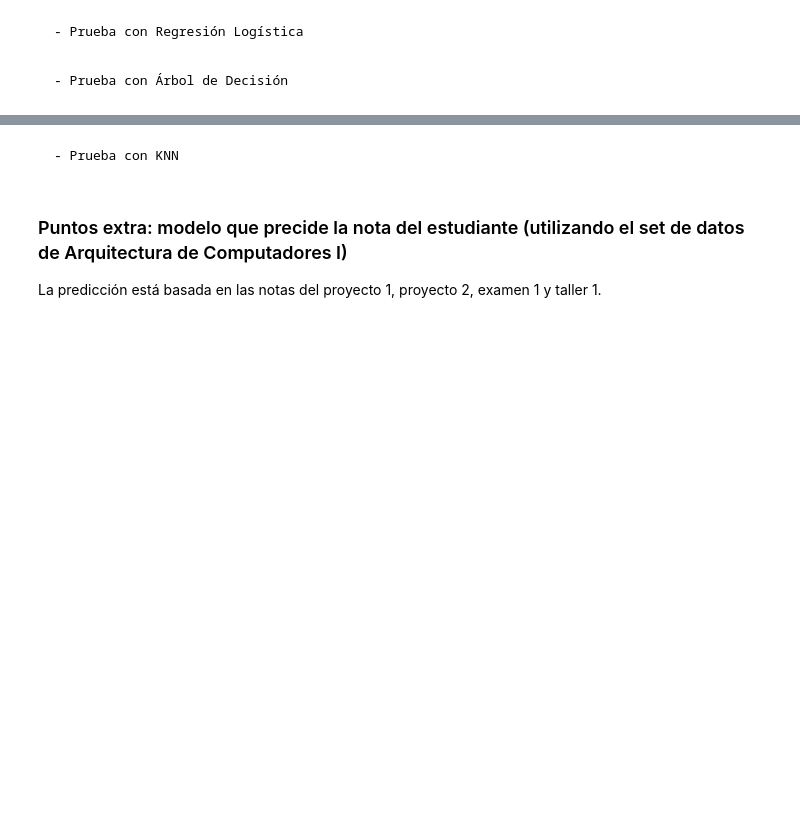
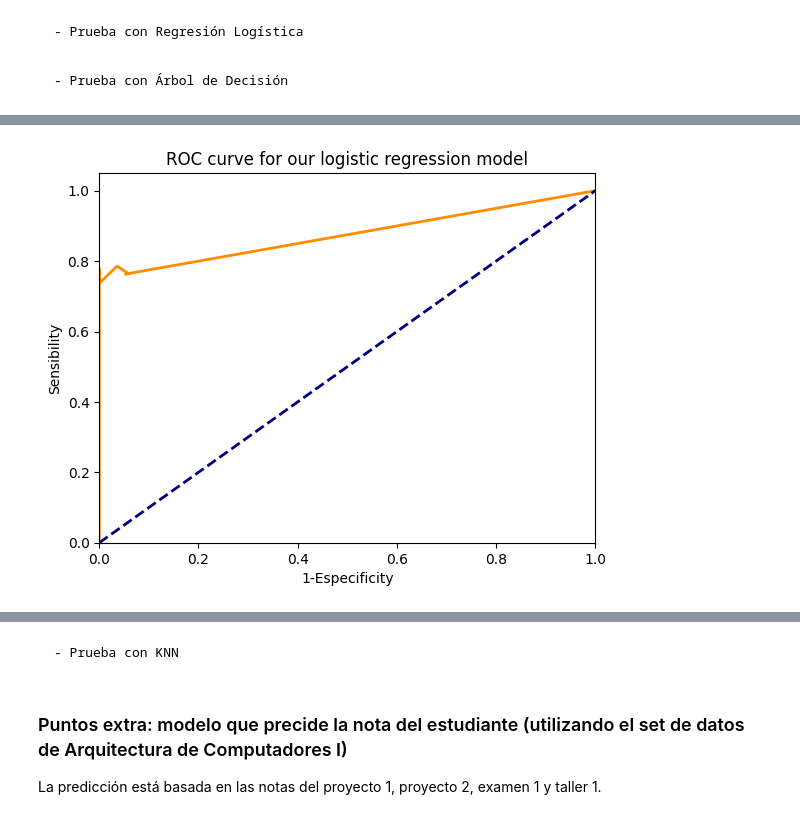
Before and after one commit to JoseDavidSS/Patrones.Project1, a Jupyter notebook: ml_models.ipynb, the cells around one changed output, grey strips where cells are left out. Drawn from its saved outputs; the diff is of its cells as text; code cells hidden in the pictures; blank space fills up the shorter version.

Commit message:
Add decision tree model and test with cancer datatest to ml_models

```diff
--- a/ml_models.ipynb
+++ b/ml_models.ipynb
@@ -818,0 +1071,96 @@ Best hyperparameters:  {'lr': 0.05, 'num_iter': 10000}
+# %%
+# initial variables
+test_percentages = [0.1, 0.25, 0.50, 0.75, 0.9, 1]
+y_tests = {'our_model': [], 'sklearn_model': []}
+y_preds = {'our_model': [], 'sklearn_model': []}
+accurancies = {'our_model': [], 'sklearn_model': []}
+precisions = {'our_model': [], 'sklearn_model': []}
+recalls = {'our_model': [], 'sklearn_model': []}
+num_rows = min(X0_test.shape[0], X1_test.shape[0])
+
+# Get the bes model hyperparameters
+model = OurDecisionTreeClassifier()
+param_grid = {'max_depth': [5, 6, 7]}
+
+grid_search = GridSearchCV(model, param_grid, cv=5)
+
+grid_search.fit(X_train.values, y_train.values)
+print("Best hyperparameters: ", grid_search.best_params_)
+
+# Instantiate model with the best hyperparameters
+model = OurDecisionTreeClassifier(max_depth=5)
+model.fit(x=X_train.values, y=y_train.values)
+
+# Instantiate sklearn logistic regression model
+model_sklearn = DecisionTreeClassifier()
+
+
+model_sklearn.fit(X_train, y_train.astype('int'))
+
+# get testing metrics by using different amount of tests
+for test_percentage in test_percentages:
+
+    # get the amount of data needed for each percentage
+    n_tests = int(num_rows * test_percentage)
+    X0_test_i = X0_test.iloc[:n_tests, :]
+    X1_test_i = X1_test.iloc[:n_tests, :]
+    y0_test_i = y0_test.iloc[:n_tests]
+    y1_test_i = y1_test.iloc[:n_tests]
+
+    X_test_i = pd.concat([X0_test_i, X1_test_i], axis= 0)
+    y_test_i = pd.concat([y0_test_i, y1_test_i], axis= 0)
+    y_tests['our_model'].append(y_test_i.values.astype(int))
+    y_tests['sklearn_model'].append(y_test_i.values.astype(int))
+
+    # predict classes for test set
+    y_pred_i = model.predict(X_test_i.values)
+    y_preds['our_model'].append(y_pred_i)
+
+    # get the metrics
+    accurancies['our_model'].append(model.accurancy(y_pred_i, y_test_i.values.astype(int)))
+    precisions['our_model'].append(model.precision(y_pred_i, y_test_i.values.astype(int)))
+    recalls['our_model'].append(model.recall(y_pred_i, y_test_i.values.astype(int)))
+
+    ## Predictions for sklearn model
+    y_pred_i = model_sklearn.predict(X_test_i)
+    y_preds['sklearn_model'].append(y_pred_i)
+
+    # get the metrics
+    accurancies['sklearn_model'].append(model.accurancy(y_pred_i, y_test_i.values.astype(int)))
+    precisions['sklearn_model'].append(model.precision(y_pred_i, y_test_i.values.astype(int)))
+    recalls['sklearn_model'].append(model.recall(y_pred_i, y_test_i.values.astype(int)))
+
+
+# draw ROC curve
+fpr_model = np.array([0., 1.])
+tpr_model = np.array([0., 1.])
+fpr_sk = np.array([0., 1.])
+tpr_sk = np.array([0., 1.])
+aucs = {'our_model': [], 'sklearn_model': []}
+for i in range(len(test_percentages)):
+    fpr_i, tpr_i, auc_i = model.auc(y_preds['sklearn_model'][i], y_tests['sklearn_model'][i])
+    fpr_sk = np.insert(fpr_sk, -1, fpr_i[1])
+    tpr_sk = np.insert(tpr_sk, -1, tpr_i[1])
+    aucs['sklearn_model'].append(auc_i)
+
+    fpr_i, tpr_i, auc_i = model.auc(y_preds['our_model'][i], y_tests['our_model'][i])
+    fpr_model = np.insert(fpr_model, -1, fpr_i[1])
+    tpr_model = np.insert(tpr_model, -1, tpr_i[1])
+    aucs['our_model'].append(auc_i)
+
+
+
+# display test metric results
+title_row = ['Amount of tests','Model', 'Accurancy', 'Precision', 'Recall', 'Auc']
+df_results = pd.DataFrame(columns=title_row)
+
+for i, test_percentage in enumerate(test_percentages):
+    row = [int(test_percentage*num_rows), 'Our model', accurancies['our_model'][i], precisions['our_model'][i], recalls['our_model'][i], aucs['our_model'][i]]
+    df_results.loc[len(df_results)] = row
+    row = [int(test_percentage*num_rows), 'Sklearn model', accurancies['sklearn_model'][i], precisions['sklearn_model'][i], recalls['sklearn_model'][i], aucs['sklearn_model'][i]]
+    df_results.loc[len(df_results)] = row
+
+print(df_results)
+model.plot_roc(fpr_model, tpr_model, 'ROC curve for our logistic regression model')
+model.plot_roc(fpr_sk, tpr_sk, 'ROC curve for sklearn logistic regression model')
+# %% [output]
@@ -818,0 +1181 @@ Best hyperparameters:  {'lr': 0.05, 'num_iter': 10000}
+[figure, added]
```
Also changed, not shown: parts of 8 cells of this notebook.
